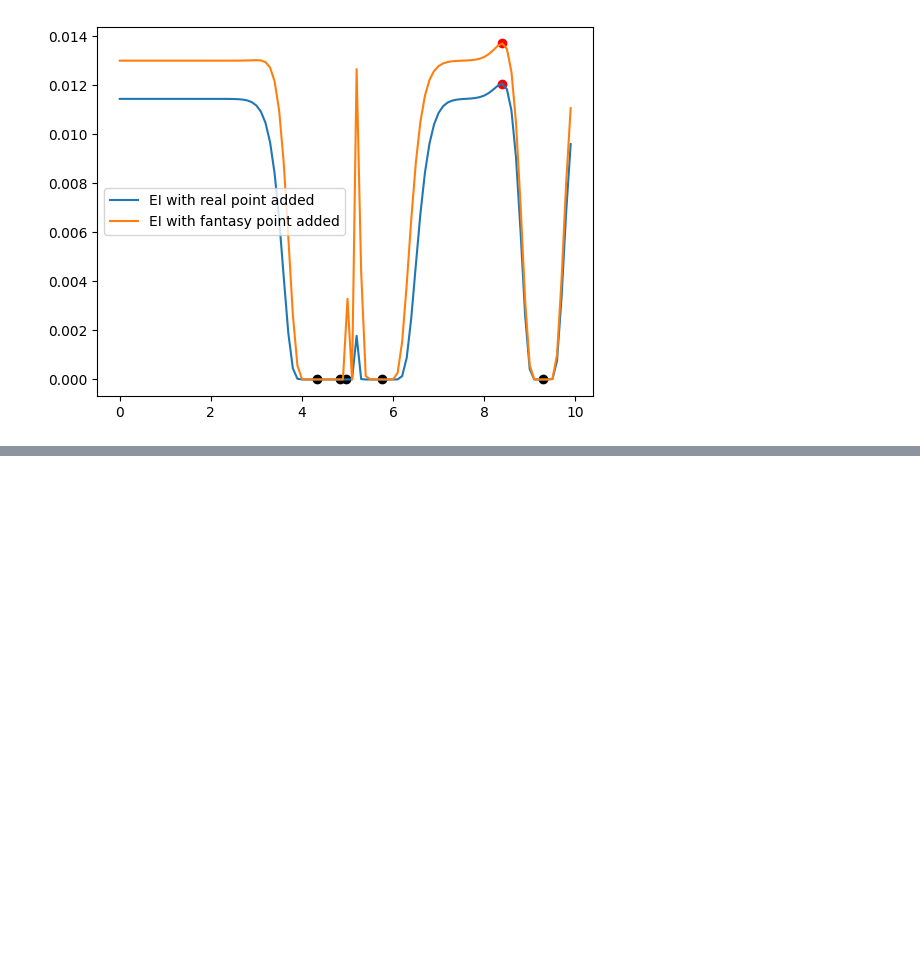
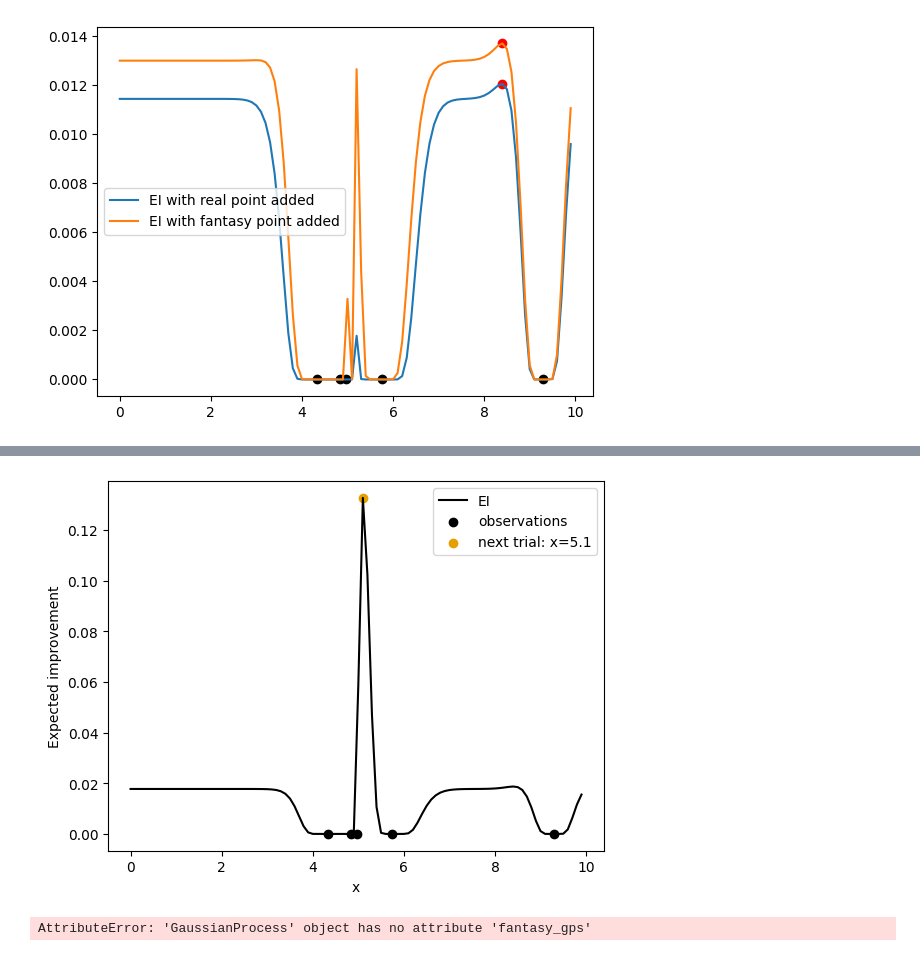
Before and after one commit to spannerk/parallel-bayesopt-experiments, a Jupyter notebook: notebooks/fantasy_points.ipynb, the cells around one changed output, grey strips where cells are left out. Cells and saved outputs as stored; diff of their text form; code cells hidden in the pictures; blank space fills up the shorter version.

```diff
--- a/notebooks/fantasy_points.ipynb
+++ b/notebooks/fantasy_points.ipynb
@@ -242,0 +256,18 @@ plt.show()
+# %%
+fig, ax = plt.subplots()
+expected_improvement_vals = [expected_improvement(i, mygp) for i in x]
+ax.plot(x, expected_improvement_vals, color='black', label='EI')
+ax.scatter(mygp.x_obs, np.zeros(len(mygp.x_obs)), color='black', label='observations')
+bpi = np.argmax(expected_improvement_vals)
+ax.scatter(x[bpi], expected_improvement_vals[bpi], color='#E69F00', label="next trial: x={}".format(x[bpi]))
+plt.xlabel("x")
+plt.ylabel("Expected improvement")
+plt.legend()
+plt.savefig("ei.png")
+plt.show()
+# %% [output]
+[figure, added]
+# %%
+mygp.fantasy_gps
+# %% [output]
+AttributeError: 'GaussianProcess' object has no attribute 'fantasy_gps'
```
Also changed, not shown: parts of 12 cells of this notebook, 19 other files.
